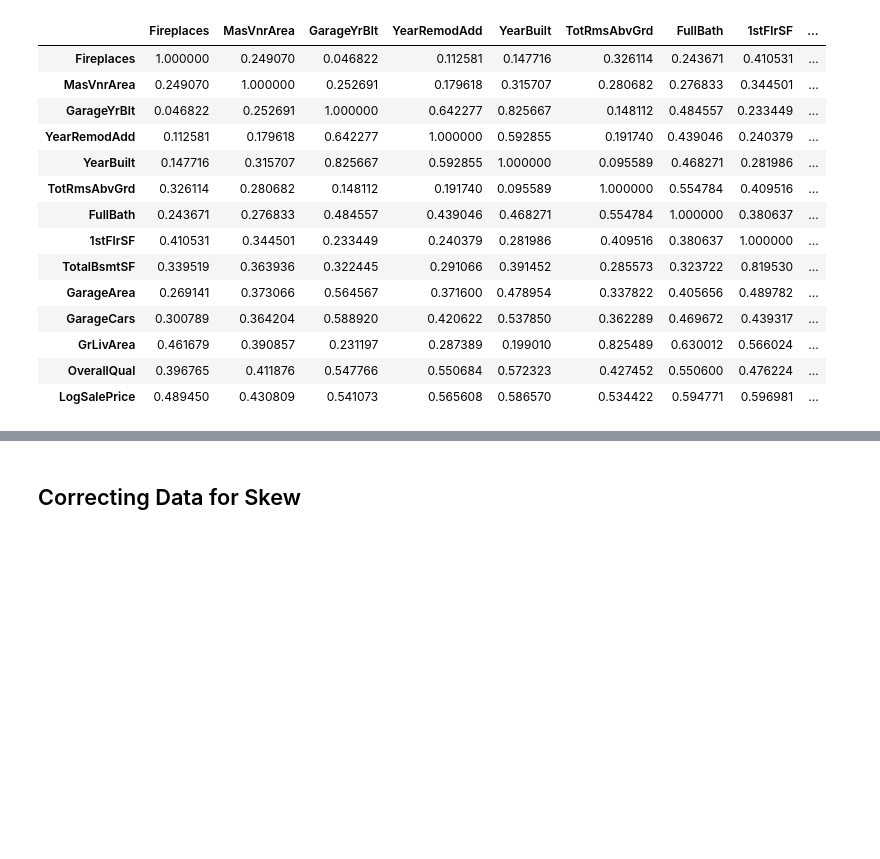
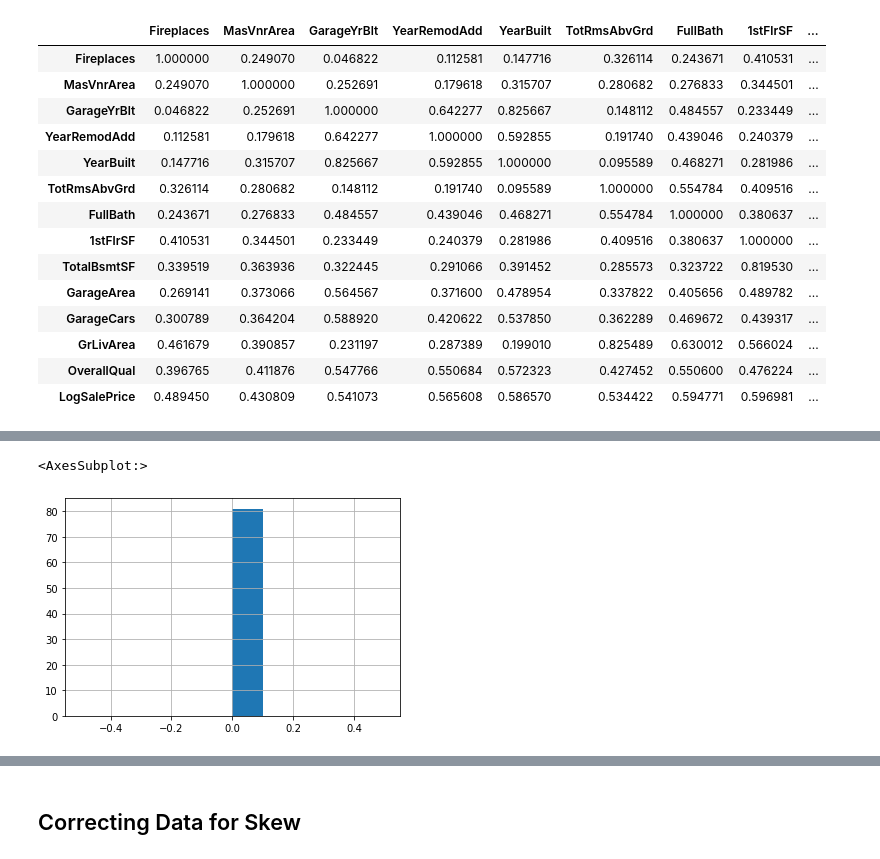
Before and after one commit to AdventurousDataScientist/HousePricingModel, a Jupyter notebook: Base Model.ipynb, the cells around one changed output, grey strips where cells are left out. Cells and saved outputs as stored; diff of their text form; code cells hidden in the pictures; blank space fills up the shorter version.

```diff
--- a/Base Model.ipynb
+++ b/Base Model.ipynb
@@ -432,0 +454,5 @@ Both stacking regressors have far lower RMSLE's than the other models, it just g
+# %%
+train_df[pd.isnull(train_df['GarageYrBlt'])]['GarageCars'].hist()
+# %% [output]
+<AxesSubplot:>
+[figure, added]
```
Also changed, not shown: parts of 285 cells of this notebook.
